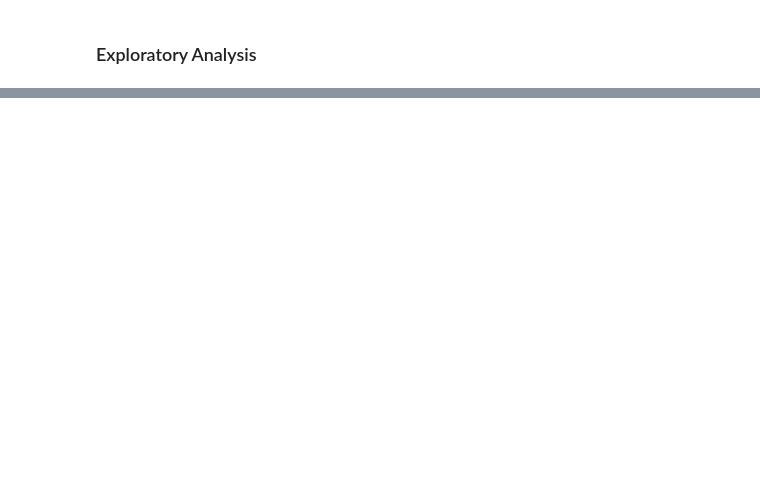
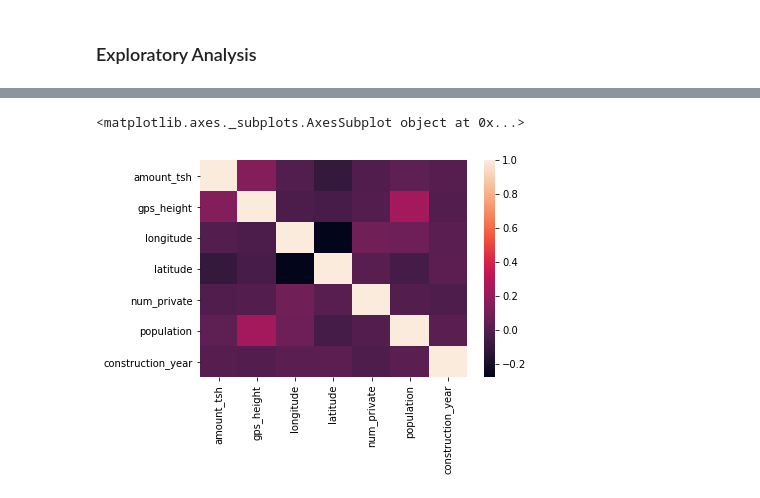
Before and after one commit to colemai/water_table_anlaysis, a Jupyter notebook: main.ipynb, the cells around one changed output, grey strips where cells are left out. Cells and saved outputs as stored; diff of their text form; code cells hidden in the pictures; blank space fills up the shorter version.

```diff
--- a/main.ipynb
+++ b/main.ipynb
@@ -258,0 +434,9 @@ TypeError: unsupported operand type(s) for +: 'dict_keys' and 'dict_keys'
+# %%
+sb.heatmap(wt[numerics].corr())
+# interpretation:
+# amount_tsh and gps_height might have a mild correlation
+# population and gps_height also
+# though remember amount and pop had skewed dist - see next cell
+# %% [output]
+<matplotlib.axes._subplots.AxesSubplot object at 0x...>
+[figure, added]
```
Also changed, not shown: parts of 37 cells of this notebook.
